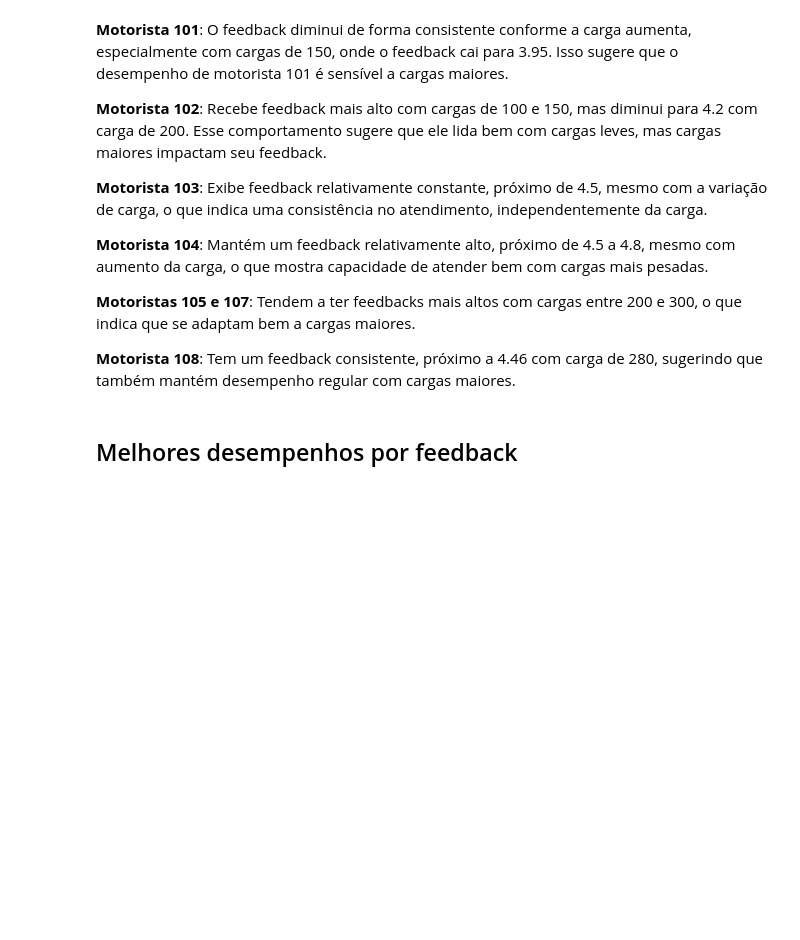
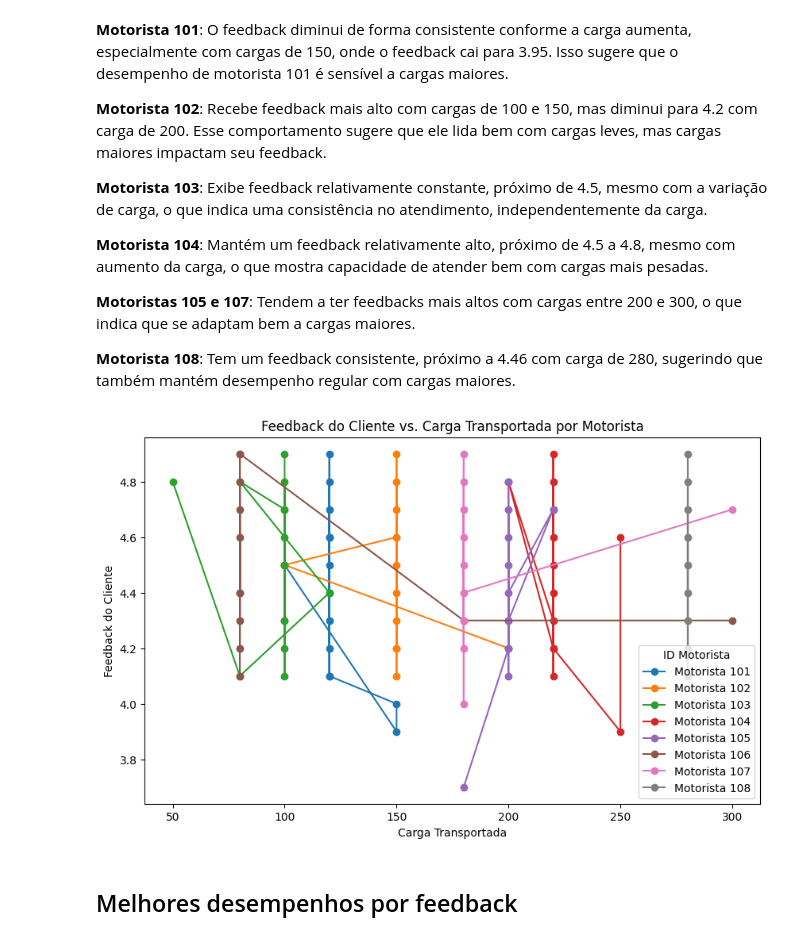
Before and after one commit to PedroSimbera/Data_Analytics_Logistics, a Jupyter notebook: project.ipynb, the cells around one changed output. Cells and saved outputs as stored; diff of their text form; code cells hidden in the pictures; blank space fills up the shorter version.

```diff
--- a/project.ipynb
+++ b/project.ipynb
@@ -611,6 +612,20 @@ feedback_por_carga_motorista
 **Motoristas 105 e 107**: Tendem a ter feedbacks mais altos com cargas entre 200 e 300, o que indica que se adaptam bem a cargas maiores.
 
 **Motorista 108**: Tem um feedback consistente, próximo a 4.46 com carga de 280, sugerindo que também mantém desempenho regular com cargas maiores.
+# %%
+plt.figure(figsize=(10, 6))
+for motorista_id in df['ID_motorista'].unique():
+    df_motorista = df[df['ID_motorista'] == motorista_id]
+    plt.plot(df_motorista['carga_transportada'], df_motorista['feedback_cliente'], marker='o', label=f'Motorista {motorista_id}')
+
+plt.xlabel('Carga Transportada')
+plt.ylabel('Feedback do Cliente')
+plt.title('Feedback do Cliente vs. Carga Transportada por Motorista')
+plt.legend(title='ID Motorista')
+plt.grid(False)
+plt.show()
+# %% [output]
+[figure, added]
 # %% [markdown]
 ## Melhores desempenhos por feedback
 # %%
```
Also changed, not shown: parts of 11 cells of this notebook.
